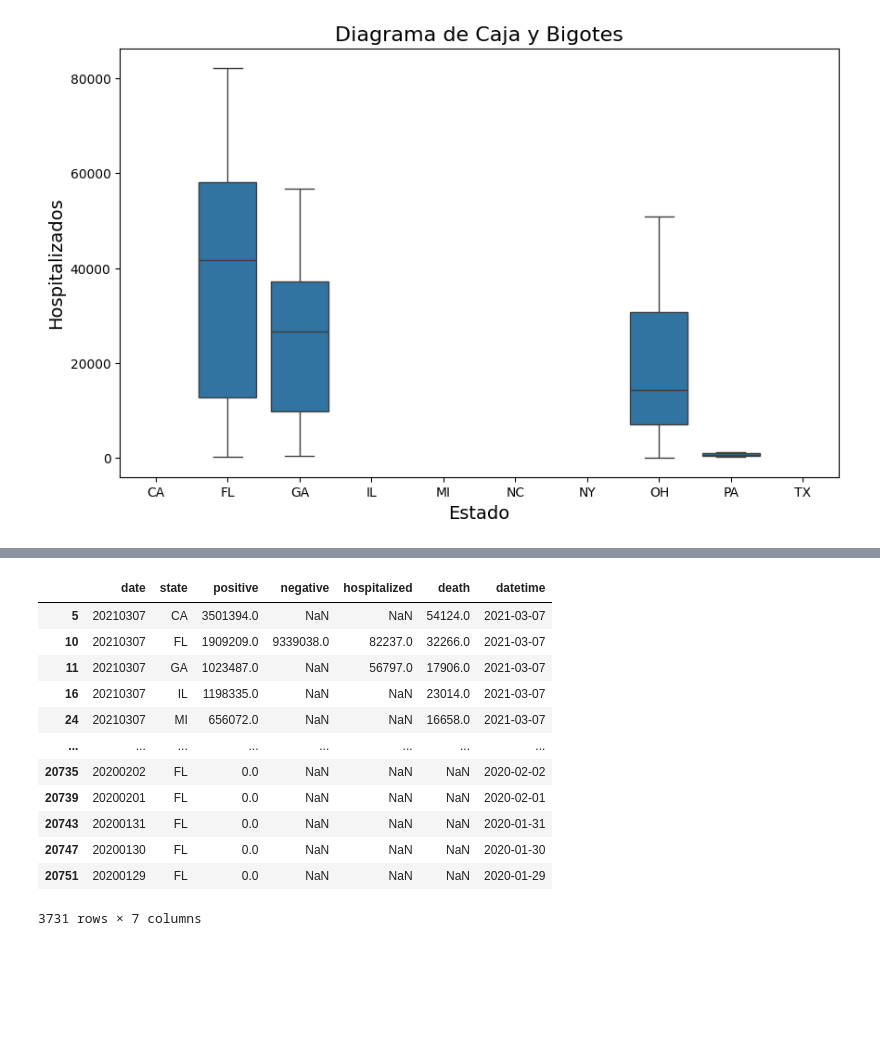
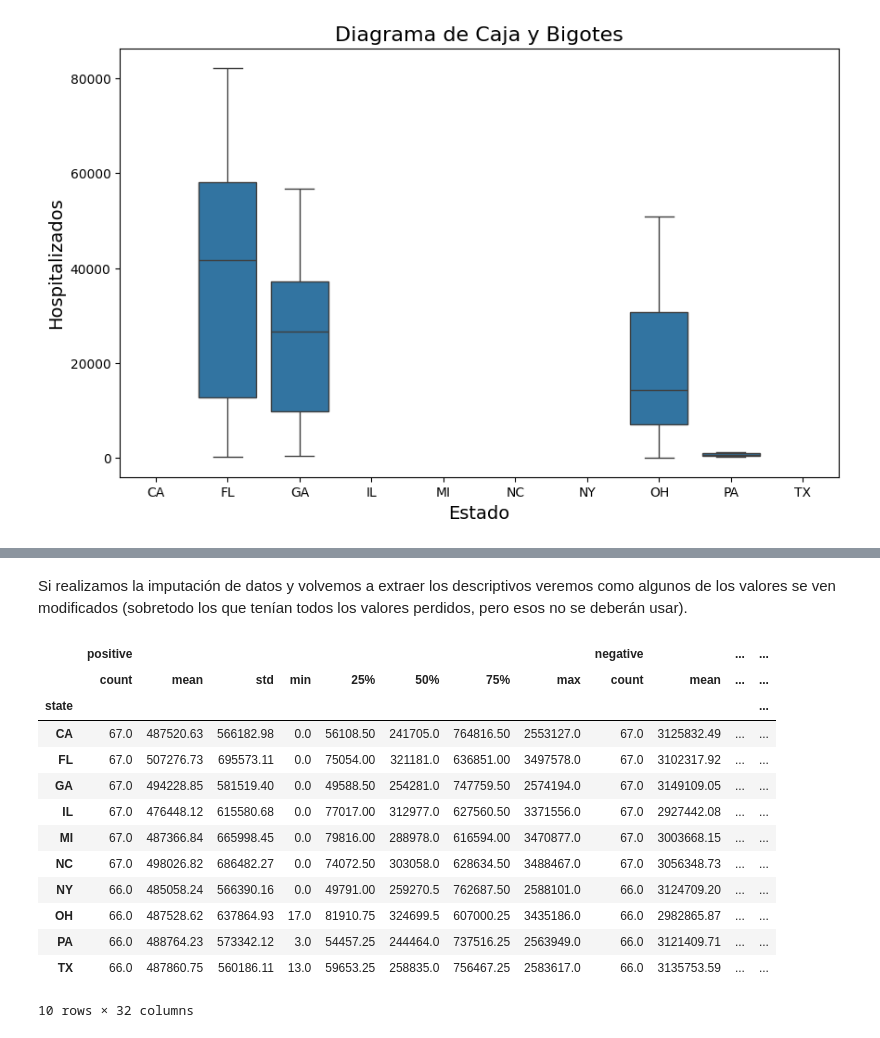
Before and after one commit to AI-School-F5-P3/Carri-Datathon, a Jupyter notebook: Analisis.ipynb, the cells around one changed output, grey strips where cells are left out. Saved outputs shown, nothing was run; the diff lists cells and outputs as text; code cells hidden in the pictures; blank space fills up the shorter version.

Commit message:
descriptivos

```diff
--- a/Analisis.ipynb
+++ b/Analisis.ipynb
@@ -425,17 +453,35 @@ df_top10.groupby('state')[['positive', 'negative', 'hospitalized', 'death']].des
 10 rows × 32 columns
-# %%
-df_top10
-# %% [output]
-|  | date | state | positive | negative | hospitalized | death | datetime |
-| 5 | 20210307 | CA | 3501394.0 | NaN | NaN | 54124.0 | 2021-03-07 |
-| 10 | 20210307 | FL | 1909209.0 | 9339038.0 | 82237.0 | 32266.0 | 2021-03-07 |
-| 11 | 20210307 | GA | 1023487.0 | NaN | 56797.0 | 17906.0 | 2021-03-07 |
-| 16 | 20210307 | IL | 1198335.0 | NaN | NaN | 23014.0 | 2021-03-07 |
-| 24 | 20210307 | MI | 656072.0 | NaN | NaN | 16658.0 | 2021-03-07 |
-| ... | ... | ... | ... | ... | ... | ... | ... |
-| 20735 | 20200202 | FL | 0.0 | NaN | NaN | NaN | 2020-02-02 |
-| 20739 | 20200201 | FL | 0.0 | NaN | NaN | NaN | 2020-02-01 |
-| 20743 | 20200131 | FL | 0.0 | NaN | NaN | NaN | 2020-01-31 |
-| 20747 | 20200130 | FL | 0.0 | NaN | NaN | NaN | 2020-01-30 |
-| 20751 | 20200129 | FL | 0.0 | NaN | NaN | NaN | 2020-01-29 |
-3731 rows × 7 columns
+# %% [markdown]
+Si realizamos la imputación de datos y volvemos a extraer los descriptivos veremos como algunos de los valores se ven modificados (sobretodo los que tenían todos los valores perdidos, pero esos no se deberán usar).
+# %%
+from sklearn.experimental import enable_iterative_imputer
+from sklearn.impute import IterativeImputer
+from sklearn.linear_model import BayesianRidge
+
+df_complete = df_top10[["date", "state", "datetime"]]
+df_missing = df_top10[["positive", "negative", "hospitalized", "death"]]
+
+imputer = IterativeImputer(estimator=BayesianRidge(), n_nearest_features=None, imputation_order='ascending', max_iter=30, random_state=0)
+
+imputed_data = imputer.fit_transform(df_missing)
+
+df_imputed = pd.DataFrame(imputed_data, columns=df_missing.columns)
+
+df_final = pd.concat([df_complete, df_imputed], axis=1)
+
+round(df_final.groupby('state')[['positive', 'negative', 'hospitalized', 'death']].describe(), 2)
+# %% [output]
+|  | positive |  |  |  |  |  |  |  | negative |  | ... | ... |
+|  | count | mean | std | min | 25% | 50% | 75% | max | count | mean | ... | ... |
+| state |  |  |  |  |  |  |  |  |  |  |  | ... |
+| CA | 67.0 | 487520.63 | 566182.98 | 0.0 | 56108.50 | 241705.0 | 764816.50 | 2553127.0 | 67.0 | 3125832.49 | ... | ... |
+| FL | 67.0 | 507276.73 | 695573.11 | 0.0 | 75054.00 | 321181.0 | 636851.00 | 3497578.0 | 67.0 | 3102317.92 | ... | ... |
+| GA | 67.0 | 494228.85 | 581519.40 | 0.0 | 49588.50 | 254281.0 | 747759.50 | 2574194.0 | 67.0 | 3149109.05 | ... | ... |
+| IL | 67.0 | 476448.12 | 615580.68 | 0.0 | 77017.00 | 312977.0 | 627560.50 | 3371556.0 | 67.0 | 2927442.08 | ... | ... |
+| MI | 67.0 | 487366.84 | 665998.45 | 0.0 | 79816.00 | 288978.0 | 616594.00 | 3470877.0 | 67.0 | 3003668.15 | ... | ... |
+| NC | 67.0 | 498026.82 | 686482.27 | 0.0 | 74072.50 | 303058.0 | 628634.50 | 3488467.0 | 67.0 | 3056348.73 | ... | ... |
+| NY | 66.0 | 485058.24 | 566390.16 | 0.0 | 49791.00 | 259270.5 | 762687.50 | 2588101.0 | 66.0 | 3124709.20 | ... | ... |
+| OH | 66.0 | 487528.62 | 637864.93 | 17.0 | 81910.75 | 324699.5 | 607000.25 | 3435186.0 | 66.0 | 2982865.87 | ... | ... |
+| PA | 66.0 | 488764.23 | 573342.12 | 3.0 | 54457.25 | 244464.0 | 737516.25 | 2563949.0 | 66.0 | 3121409.71 | ... | ... |
+| TX | 66.0 | 487860.75 | 560186.11 | 13.0 | 59653.25 | 258835.0 | 756467.25 | 2583617.0 | 66.0 | 3135753.59 | ... | ... |
+10 rows × 32 columns
```
Also changed, not shown: parts of 12 cells of this notebook.
